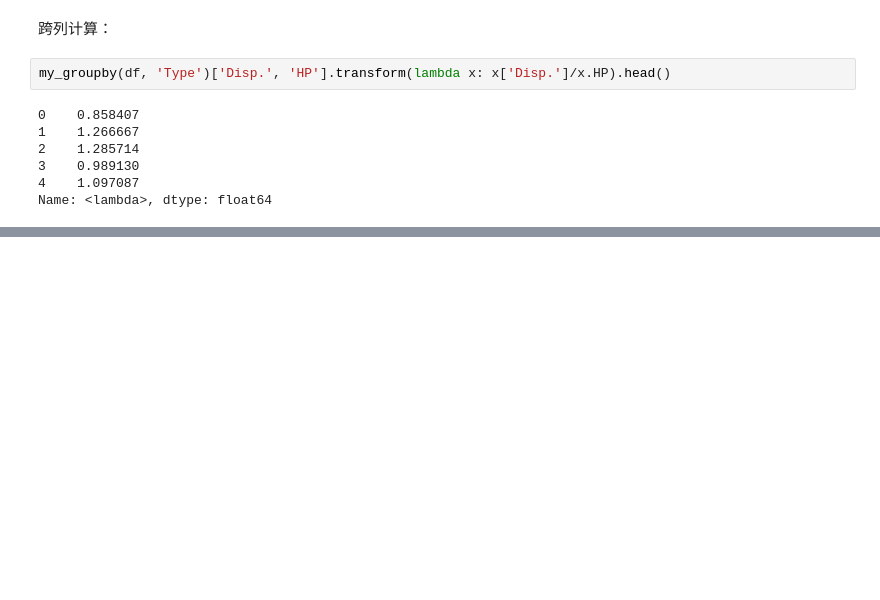
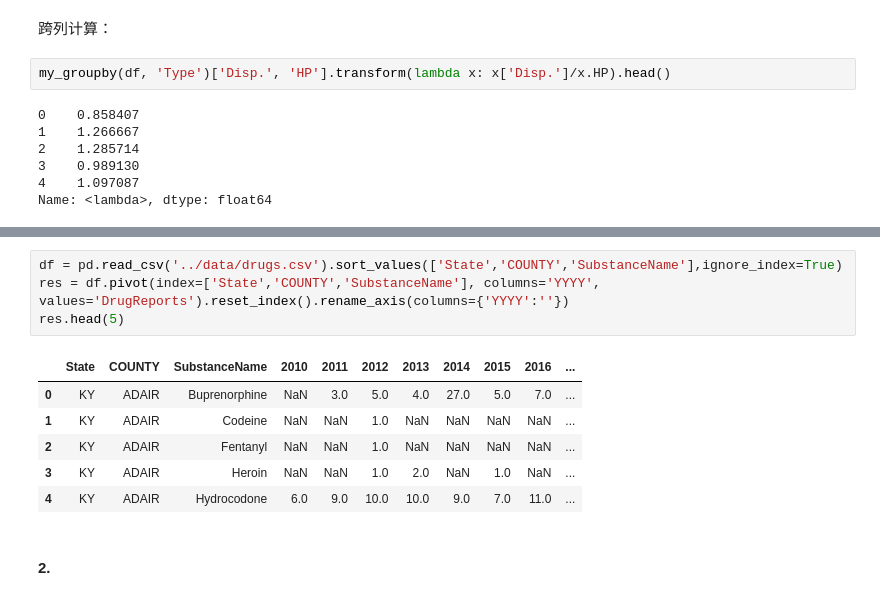
Before and after one commit to datawhalechina/joyful-pandas, a Jupyter notebook: notebook/参考答案.ipynb, the cells around one changed output, grey strips where cells are left out. Saved outputs shown, nothing was run; the diff lists cells and outputs as text; blank space fills up the shorter version.

```diff
--- a/notebook/参考答案.ipynb
+++ b/notebook/参考答案.ipynb
@@ -460,0 +465,13 @@ Name: <lambda>, dtype: float64
+# %%
+df = pd.read_csv('../data/drugs.csv').sort_values(['State','COUNTY','SubstanceName'],ignore_index=True)
+res = df.pivot(index=['State','COUNTY','SubstanceName'], columns='YYYY', values='DrugReports').reset_index().rename_axis(columns={'YYYY':''})
+res.head(5)
+# %% [output]
+|  | State | COUNTY | SubstanceName | 2010 | 2011 | 2012 | 2013 | 2014 | 2015 | 2016 | ... |
+| 0 | KY | ADAIR | Buprenorphine | NaN | 3.0 | 5.0 | 4.0 | 27.0 | 5.0 | 7.0 | ... |
+| 1 | KY | ADAIR | Codeine | NaN | NaN | 1.0 | NaN | NaN | NaN | NaN | ... |
+| 2 | KY | ADAIR | Fentanyl | NaN | NaN | 1.0 | NaN | NaN | NaN | NaN | ... |
+| 3 | KY | ADAIR | Heroin | NaN | NaN | 1.0 | 2.0 | NaN | 1.0 | NaN | ... |
+| 4 | KY | ADAIR | Hydrocodone | 6.0 | 9.0 | 10.0 | 10.0 | 9.0 | 7.0 | 11.0 | ... |
+# %% [markdown]
+#### 2.
```
Also changed, not shown: parts of 28 cells of this notebook, 3 other files.
